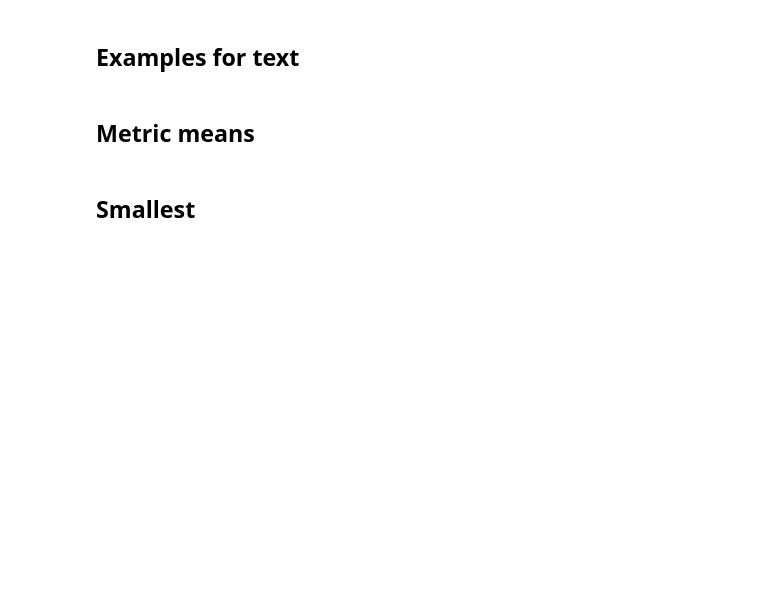
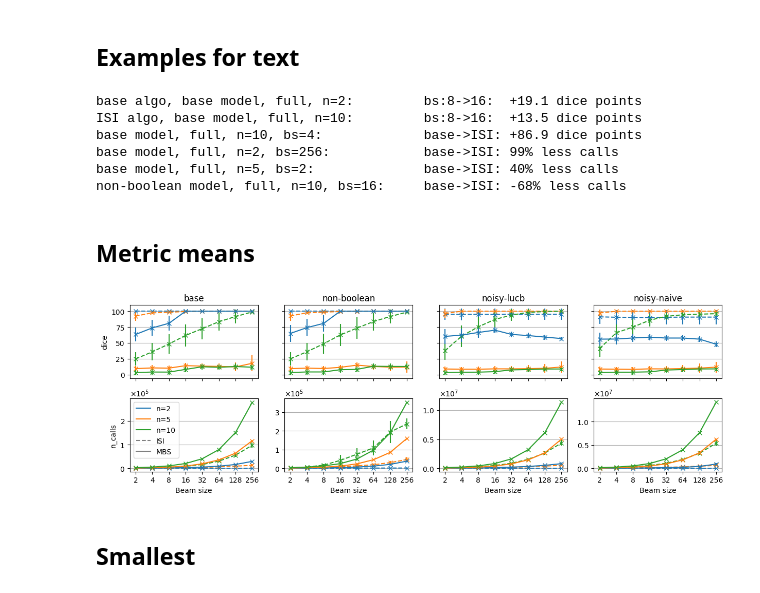
Before and after one commit to SamuelReyd/SearchingForCauses, a Jupyter notebook: src/Figures.ipynb, the cells around one changed output. Saved outputs shown, nothing was run; the diff lists cells and outputs as text; code cells hidden in the pictures; blank space fills up the shorter version.

```diff
--- a/src/Figures.ipynb
+++ b/src/Figures.ipynb
@@ -72,11 +155,20 @@ models = (
 # %% [markdown]
 ## Examples for text
 # %%
-# locate_text_numbers(df)
+locate_text_numbers(df)
+# %% [output]
+base algo, base model, full, n=2:         bs:8->16:  +19.1 dice points
+ISI algo, base model, full, n=10:         bs:8->16:  +13.5 dice points
+base model, full, n=10, bs=4:             base->ISI: +86.9 dice points
+base model, full, n=2, bs=256:            base->ISI: 99% less calls
+base model, full, n=5, bs=2:              base->ISI: 40% less calls
+non-boolean model, full, n=10, bs=16:     base->ISI: -68% less calls
 # %% [markdown]
 ## Metric means
 # %%
-# plot_metric_mean(df, models, ["dice", "n_calls"], [1], "../figures/")
+plot_metric_mean(df, models, ["dice", "n_calls"], [1], "../figures/")
+# %% [output]
+[figure, added]
 # %% [markdown]
 ## Smallest
 # %%
```
Also changed, not shown: parts of 8 cells of this notebook, 5 other files.
